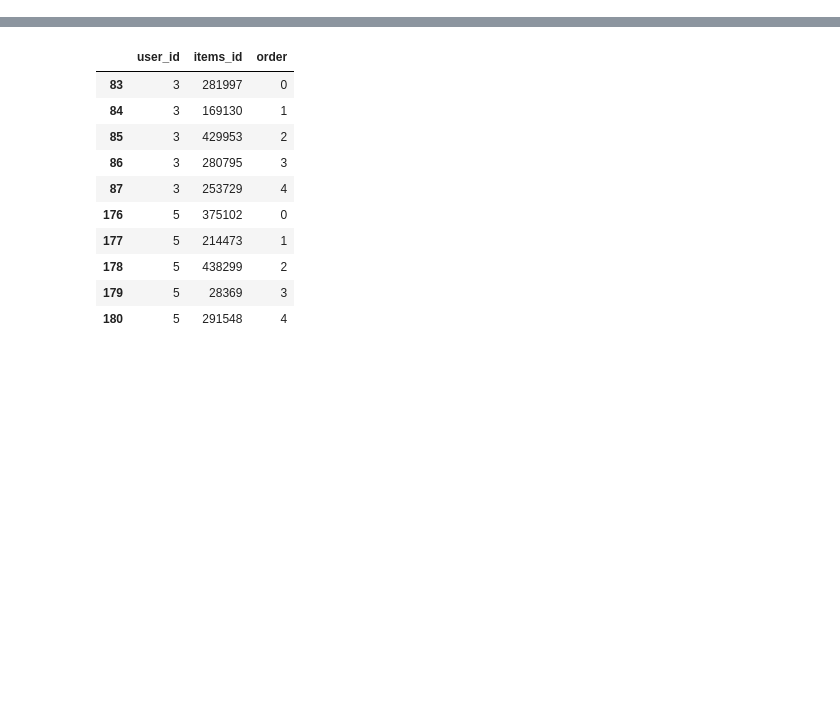
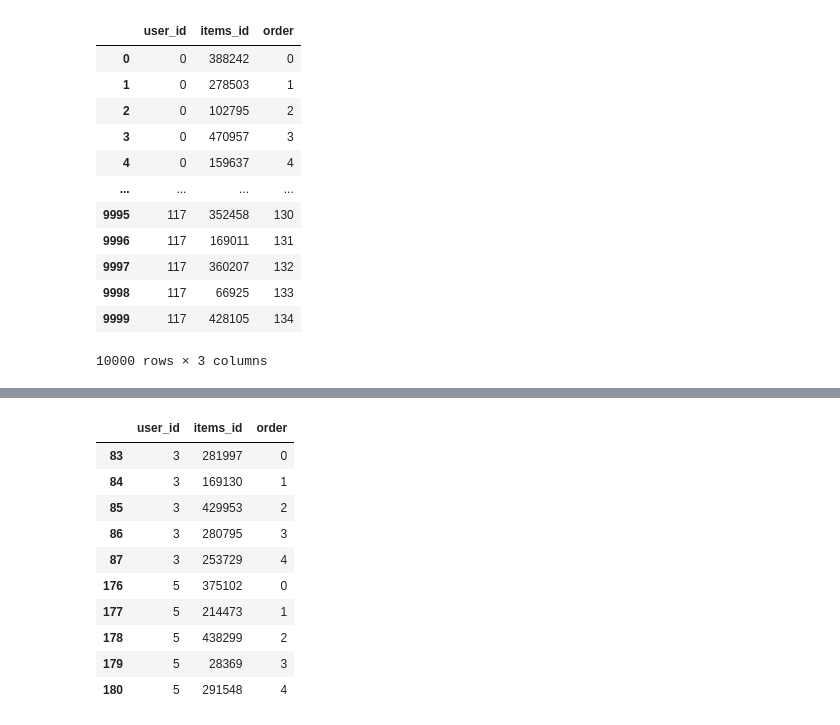
Before and after one commit to feldlime/recsys, a Jupyter notebook: notebooks/HW2/UsersKFoldPOut.ipynb, the cells around one changed output, grey strips where cells are left out. Drawn from its saved outputs; the diff is of its cells as text; code cells hidden in the pictures; blank space fills up the shorter version.

```diff
--- a/notebooks/HW2/UsersKFoldPOut.ipynb
+++ b/notebooks/HW2/UsersKFoldPOut.ipynb
@@ -7,6 +7,22 @@ from typing import Union
 df = feather.read_feather('/Users/dmitry/Library/CloudStorage/GoogleDrive-ceo@gangai.pro/Мой диск/Проекты/recsys/HW/data/processed/target_df.feather')
 # %%
 sample = df[:10000]
+# %%
+sample
+# %% [output]
+|  | user_id | items_id | order |
+| 0 | 0 | 388242 | 0 |
+| 1 | 0 | 278503 | 1 |
+| 2 | 0 | 102795 | 2 |
+| 3 | 0 | 470957 | 3 |
+| 4 | 0 | 159637 | 4 |
+| ... | ... | ... | ... |
+| 9995 | 117 | 352458 | 130 |
+| 9996 | 117 | 169011 | 131 |
+| 9997 | 117 | 360207 | 132 |
+| 9998 | 117 | 66925 | 133 |
+| 9999 | 117 | 428105 | 134 |
+10000 rows × 3 columns
 # %%
 class UsersKFoldPOut():
 
```
Also changed, not shown: parts of 4 cells of this notebook, 1 other file.
